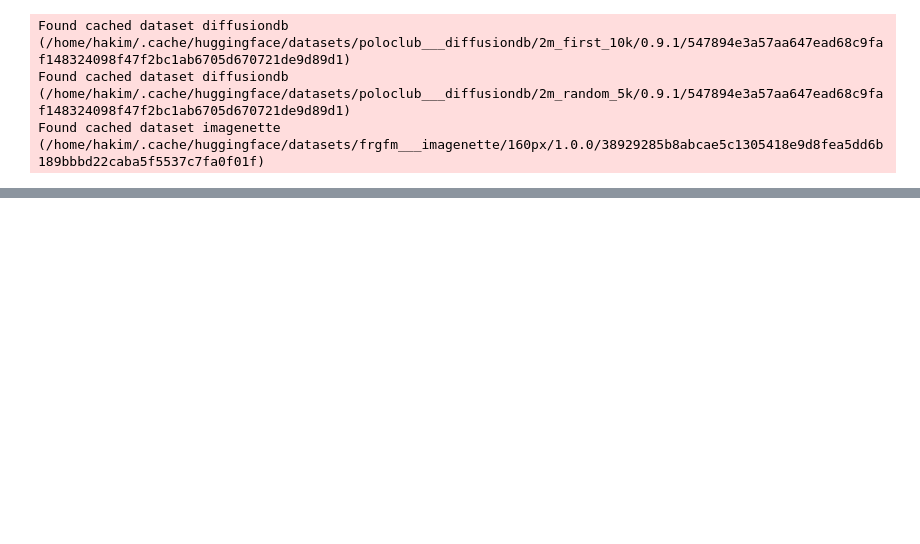
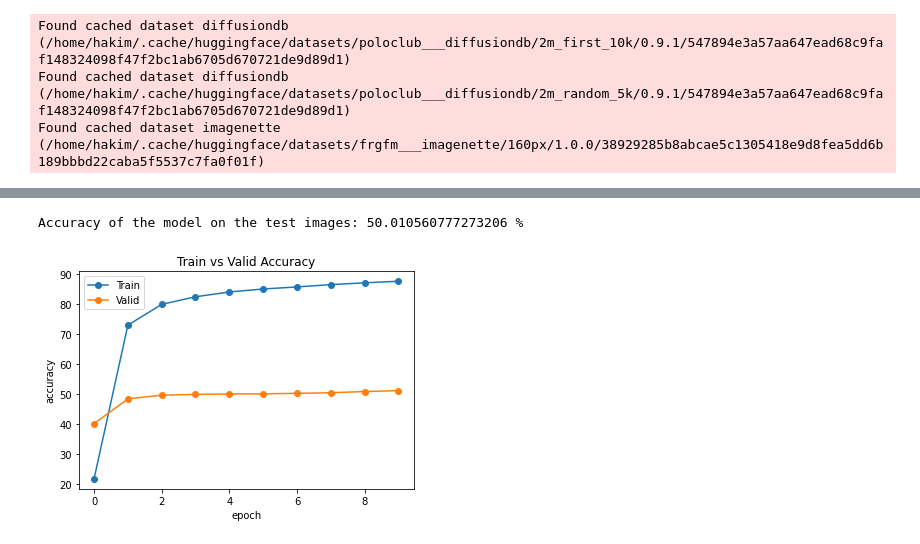
Before and after one commit to Hanneseh/MPDL_Project_1, a Jupyter notebook: notebooks/experiments/DDb_I.ipynb, the cells around one changed output, grey strips where cells are left out. Drawn from its saved outputs; the diff is of its cells as text; code cells hidden in the pictures; blank space fills up the shorter version.

```diff
--- a/notebooks/experiments/DDb_I.ipynb
+++ b/notebooks/experiments/DDb_I.ipynb
@@ -190,0 +198,28 @@ Epoch : 3
+# %%
+model.eval()
+with torch.no_grad():
+    correct = 0
+    total = 0
+    for element in test_dataloader:
+          # Move input and label tensors to the device
+        inputs = element["pixel_values"].to(device)
+        labels = element["label"].to(device)
+        outputs = model(inputs)
+        _, predicted = torch.max(outputs.data, 1)
+        total += labels.size(0)
+        correct += (predicted == labels).sum().item()
+
+    print('Accuracy of the model on the test images: {} %'.format(100 * correct / total))
+# %% [output]
+Accuracy of the model on the test images: 50.010560777273206 %
+# %%
+plt.plot(train_accu,'-o')
+plt.plot(eval_accu,'-o')
+plt.xlabel('epoch')
+plt.ylabel('accuracy')
+plt.legend(['Train','Valid'])
+plt.title('Train vs Valid Accuracy')
+
+plt.show()
+# %% [output]
+[figure, added]
```
Also changed, not shown: parts of 11 cells of this notebook, 5 other files.
